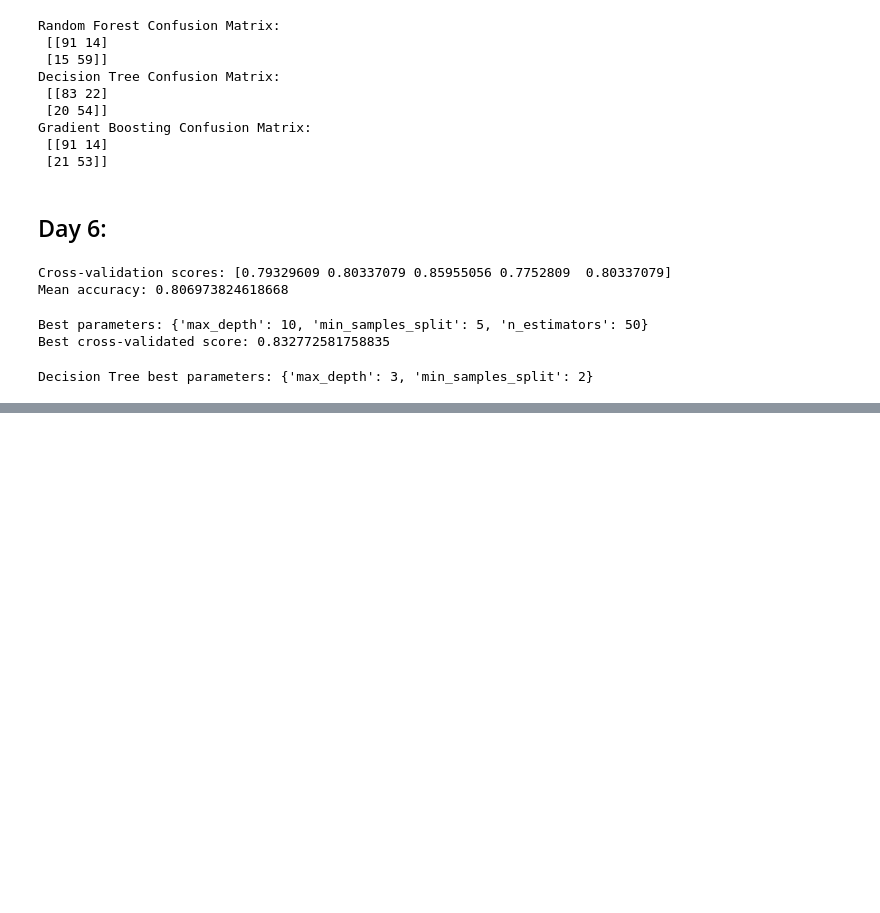
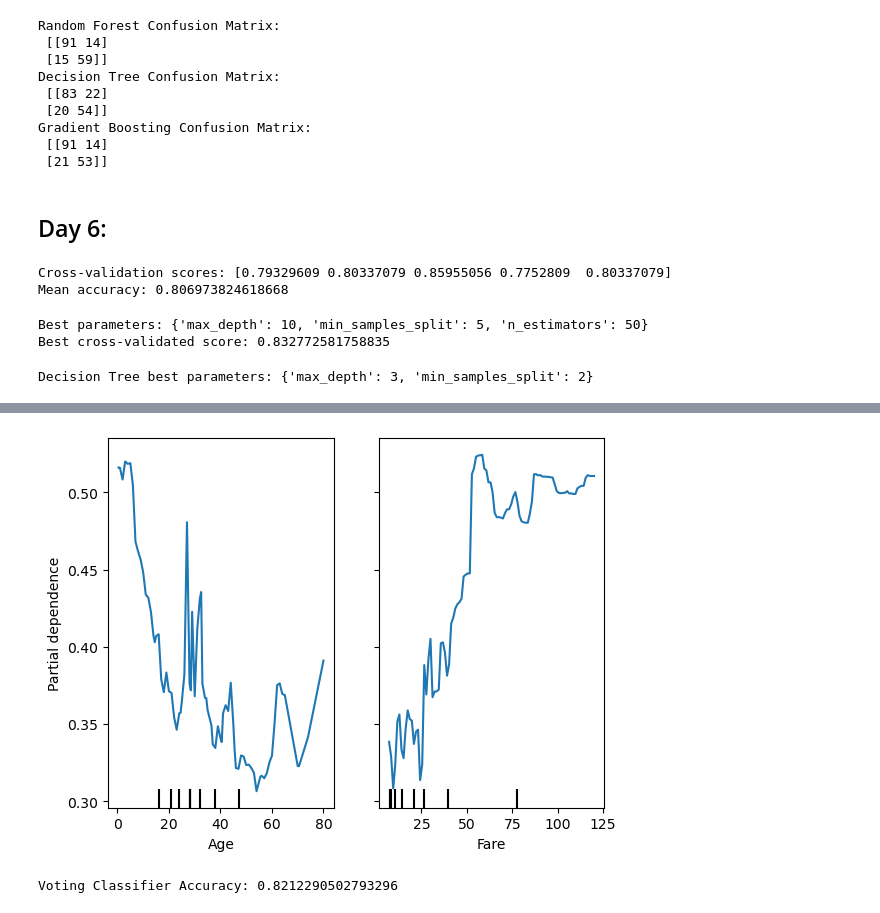
Before and after one commit to SamarthUrs18/AI_DS, a Jupyter notebook: Day_5.ipynb, the cells around one changed output, grey strips where cells are left out. Drawn from its saved outputs; the diff is of its cells as text; code cells hidden in the pictures; blank space fills up the shorter version.

```diff
--- a/Day_5.ipynb
+++ b/Day_5.ipynb
@@ -414,0 +428,20 @@ Decision Tree best parameters: {'max_depth': 3, 'min_samples_split': 2}
+# %%
+from sklearn.inspection import PartialDependenceDisplay
+
+features = ['Age', 'Fare']
+PartialDependenceDisplay.from_estimator(rf_model, X_train, features)
+import matplotlib.pyplot as plt
+plt.show()
+# %% [output]
+[figure, added]
+# %%
+from sklearn.ensemble import VotingClassifier
+voting_model = VotingClassifier(estimators=[
+    ('lr', LogisticRegression(max_iter=1000)),
+    ('rf', RandomForestClassifier(n_estimators=100)),
+    ('gb', GradientBoostingClassifier(n_estimators=100))
+], voting='hard')
+voting_model.fit(X_train, y_train)
+print("Voting Classifier Accuracy:", voting_model.score(X_val, y_val))
+# %% [output]
+Voting Classifier Accuracy: 0.8212290502793296
```
Also changed, not shown: parts of 2 cells of this notebook.
